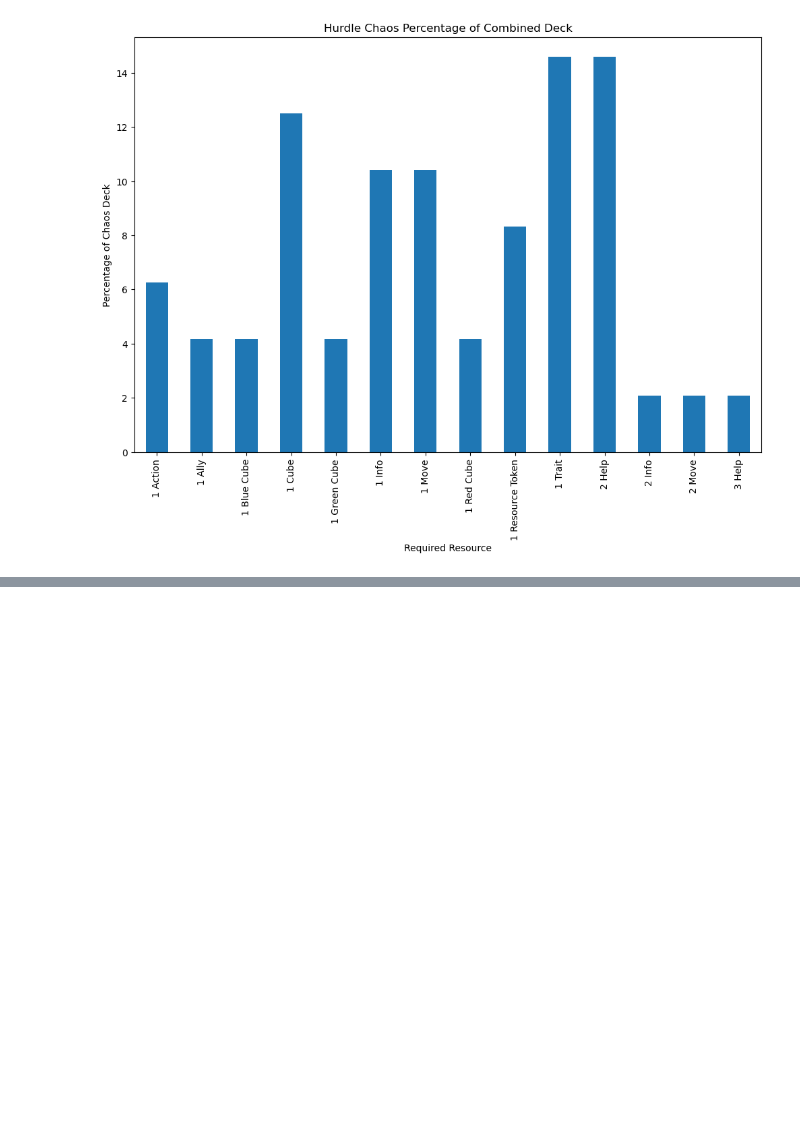
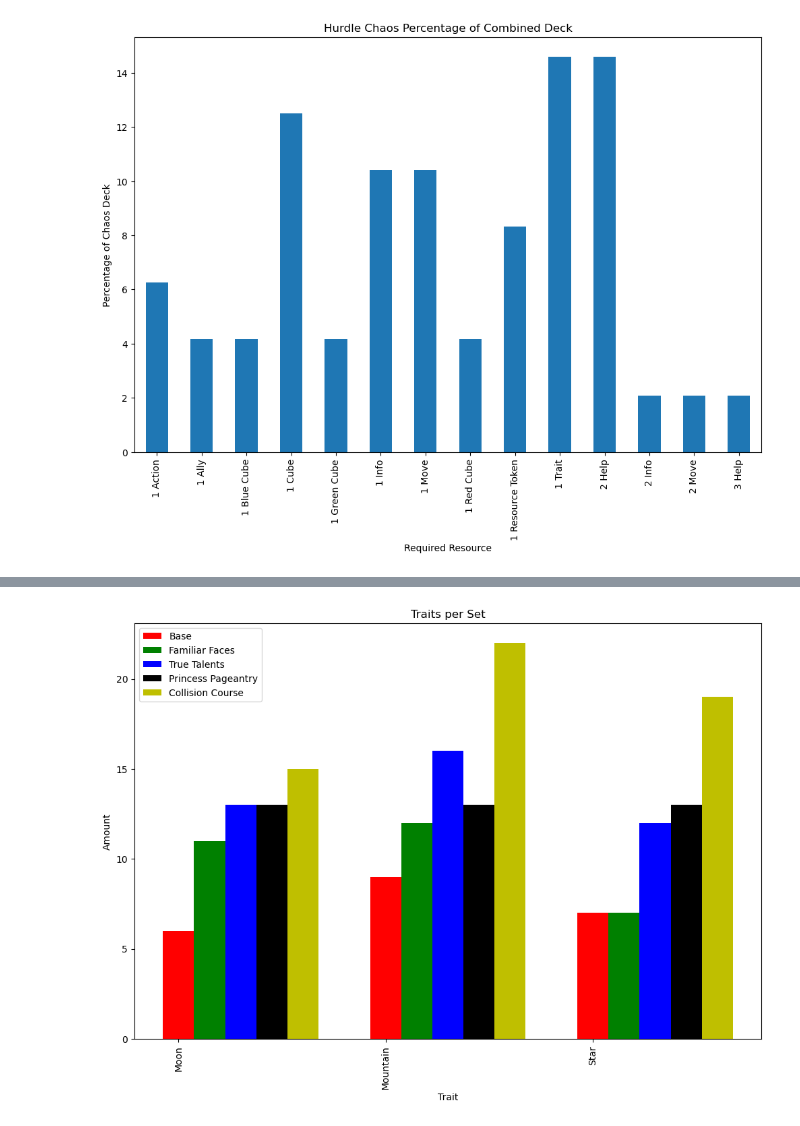
Before and after one commit to XBigTK13X/jupyter-mlp-aie, a Jupyter notebook: MLP.ipynb, the cells around one changed output, grey strips where cells are left out. Saved outputs shown, nothing was run; the diff lists cells and outputs as text; code cells hidden in the pictures; blank space fills up the shorter version.

Commit message:
Location, Keyword, and Trait analysis

```diff
--- a/MLP.ipynb
+++ b/MLP.ipynb
@@ -223,0 +243,46 @@ plotlib.show()
+# %%
+traits = pandas.read_csv('MLP/data/MLP Adventures Card Distribution - Ally.csv')
+trait_sets = {}
+for index,row in traits.iterrows():
+    if not row['Set'] in trait_sets:
+        trait_sets[row['Set']] = {}
+    if pandas.isna(row['Trait']):
+        continue
+    amounts,kinds = parse_mlp(row['Trait'],'trait')
+    for ii in range(0,len(amounts)):
+        amount = amounts[ii]
+        kind = kinds[ii]
+        if amount != None and not kind in trait_sets[row['Set']]:
+            trait_sets[row['Set']][kind] = 0
+        trait_sets[row['Set']][kind] += amount * row['Copies']
+trait_names = allies['Set'].unique().tolist()
+ally_traits = []
+trait_keys=[
+    'Moon',
+    'Mountain',
+    'Star'
+]
+
+for trait_name in trait_names:
+    traits = []
+    for trait_key in trait_keys:
+        if trait_key in trait_sets[trait_name]:
+            traits.append(trait_sets[trait_name][trait_key])
+        else:
+            traits.append(0)
+    ally_traits.append(traits)
+plotlib.figure()
+plotlib.title('Traits per Set')
+bar_width = .15
+colors = ['r','g','b','k','y']
+import numpy
+ind = numpy.arange(len(trait_keys))
+for ii in range(0,len(trait_names)):
+    plotlib.bar(ind+bar_width*ii,ally_traits[ii],label=trait_names[ii],color=colors[ii],width=bar_width)
+plotlib.legend(loc='best')
+plotlib.xlabel('Trait')
+plotlib.ylabel('Amount')
+plotlib.xticks(ind,trait_keys,rotation=90)
+plotlib.show()
+# %% [output]
+[figure, added]
```
Also changed, not shown: parts of 7 cells of this notebook, 1 other file.
